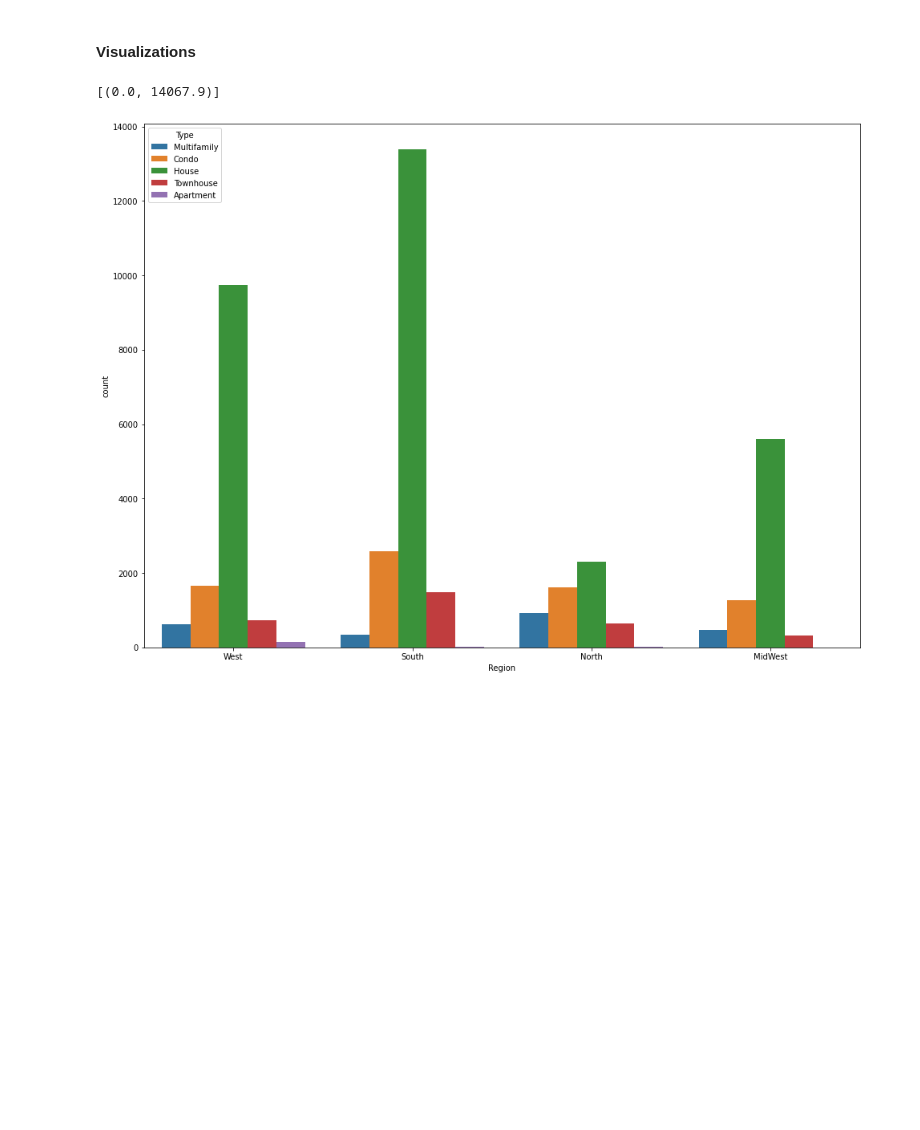
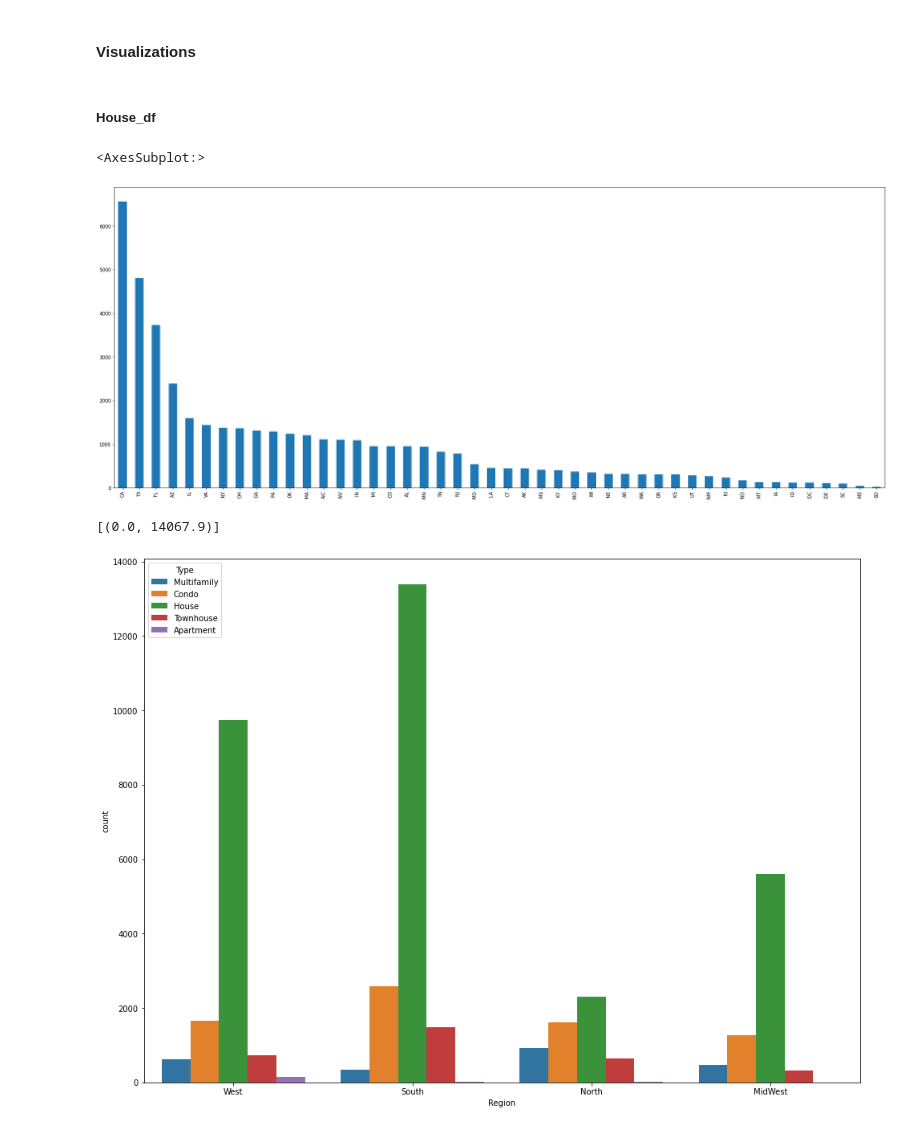
Before and after one commit to StockJanitor/CIS41_Project, a Jupyter notebook: CIS41_Project.ipynb, the cells around one changed output. Drawn from its saved outputs; the diff is of its cells as text; code cells hidden in the pictures; blank space fills up the shorter version.

```diff
--- a/CIS41_Project.ipynb
+++ b/CIS41_Project.ipynb
@@ -677,5 +719,13 @@ state_df
 # %% [markdown]
 #### Visualizations
+# %% [markdown]
+##### House_df
+# %%
+plt.figure(figsize=(30,12))
+house_df['State'].value_counts().plot(kind='bar')
+# %% [output]
+<AxesSubplot:>
+[figure, added]
 # %%
 plt.figure(figsize=(16,12))
 g=sns.countplot(x='Region',data=house_df,hue='Type')
```
Also changed, not shown: parts of 50 cells of this notebook, 1 other file.
